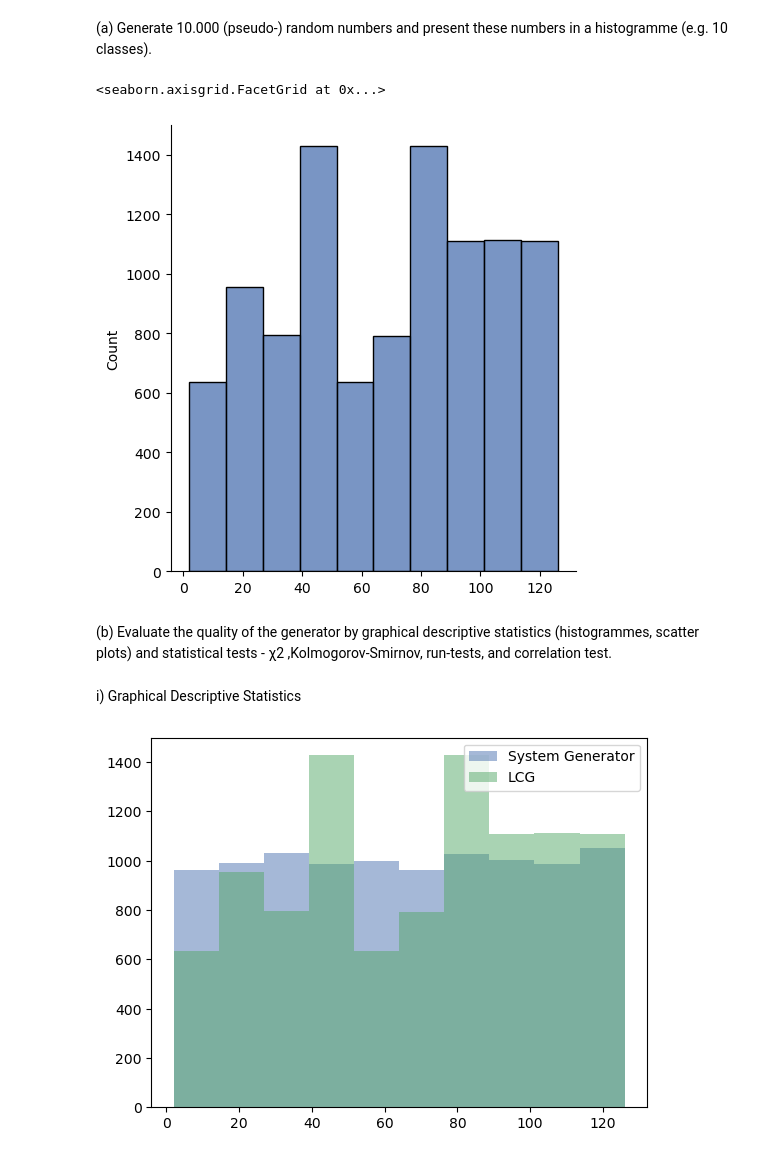
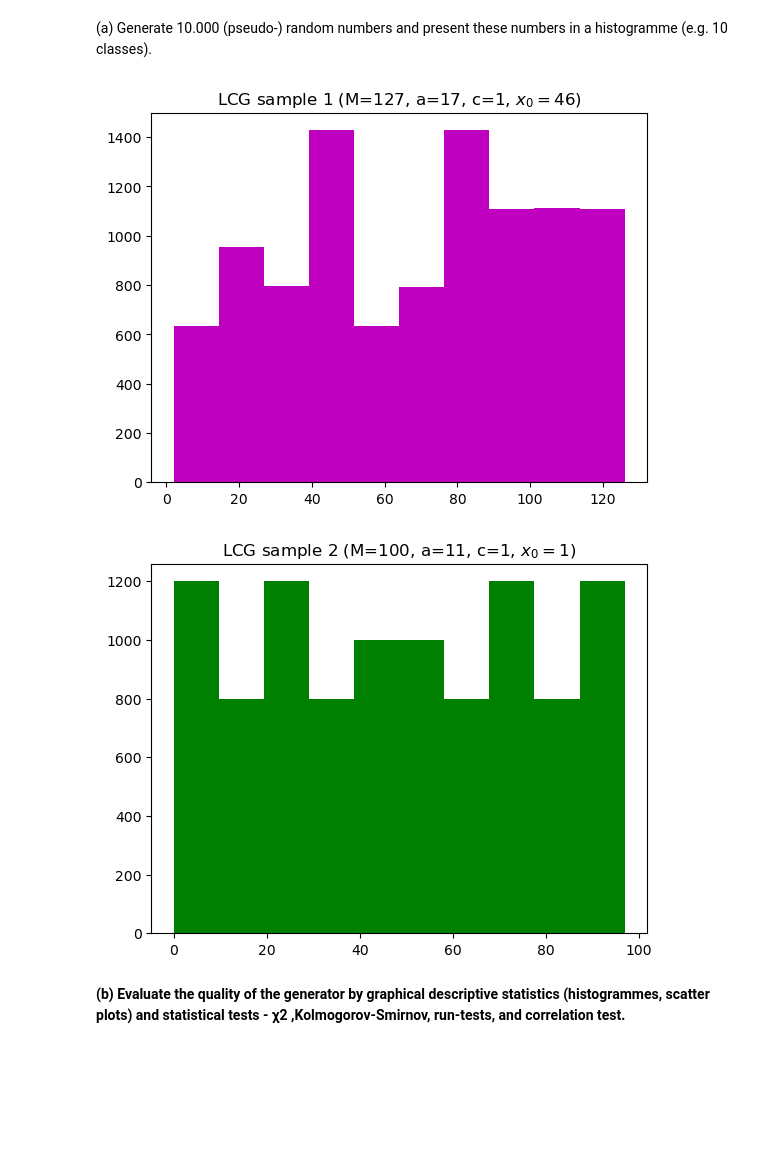
Before and after one commit to damiskov/02443-stochastic-simulation, a Jupyter notebook: Exercises/ex1.ipynb, the cells around one changed output. Cells and saved outputs as stored; diff of their text form; code cells hidden in the pictures; blank space fills up the shorter version.

```diff
--- a/Exercises/ex1.ipynb
+++ b/Exercises/ex1.ipynb
@@ -19,31 +29,38 @@ def LCG(M, a, c, seed, n):
         yield seed
 # %% [markdown]
 (a) Generate 10.000 (pseudo-) random numbers and present these numbers in a histogramme (e.g. 10 classes).
-# %%
-def make_histograms(sample1, sample2, bins):
-    plt.style.use('seaborn-deep')
-    plt.hist(sample1, bins, alpha=0.5, label='System Generator')
-    plt.hist(sample2, bins, alpha=0.5, label='LCG')
-    plt.legend(loc='upper right')
-    plt.show()
-
-M = 127
-a = 17
-c = 1
-seed = 46
-
-LCG_nums = list(LCG(M, a, c, seed, 10000))
-MT_nums = [random.uniform(min(LCG_nums), max(LCG_nums)) for _ in range(10000)]
-
-sns.displot(LCG_nums, bins=10)
-# %% [output]
-<seaborn.axisgrid.FacetGrid at 0x...>
-[figure, removed]
+# %%
+# Generating numbers
+
+# LCG 1
+
+M = 127
+a = 17
+c = 1
+seed = 46
+
+LCG_1 = list(LCG(M, a, c, seed, 10000))
+
+# LCG 2
+
+M = 100
+a = 11
+c = 1
+seed = 1
+
+LCG_2 = list(LCG(M, a, c, seed, 10000))
+
+
+plt.hist(LCG_1, 10, color="m")
+plt.title(r"LCG sample 1 (M=127, a=17, c=1, $x_0 =46$)")
+plt.show()
+
+
+plt.hist(LCG_2, 10, color="g")
+plt.title(r"LCG sample 2 (M=100, a=11, c=1, $x_0 =1$)")
+plt.show()
+# %% [output]
+[figure, added]
+[figure, added]
 # %% [markdown]
-(b) Evaluate the quality of the generator by graphical descriptive statistics (histogrammes, scatter plots) and statistical tests - χ2 ,Kolmogorov-Smirnov, run-tests, and correlation test.
+**(b) Evaluate the quality of the generator by graphical descriptive statistics (histogrammes, scatter plots) and statistical tests - χ2 ,Kolmogorov-Smirnov, run-tests, and correlation test.**
-# %% [markdown]
-i) Graphical Descriptive Statistics
-# %%
-make_histograms(MT_nums, LCG_nums, 10)
-# %% [output]
-[figure, removed]
```
Also changed, not shown: parts of 48 cells of this notebook, 1 other file.
